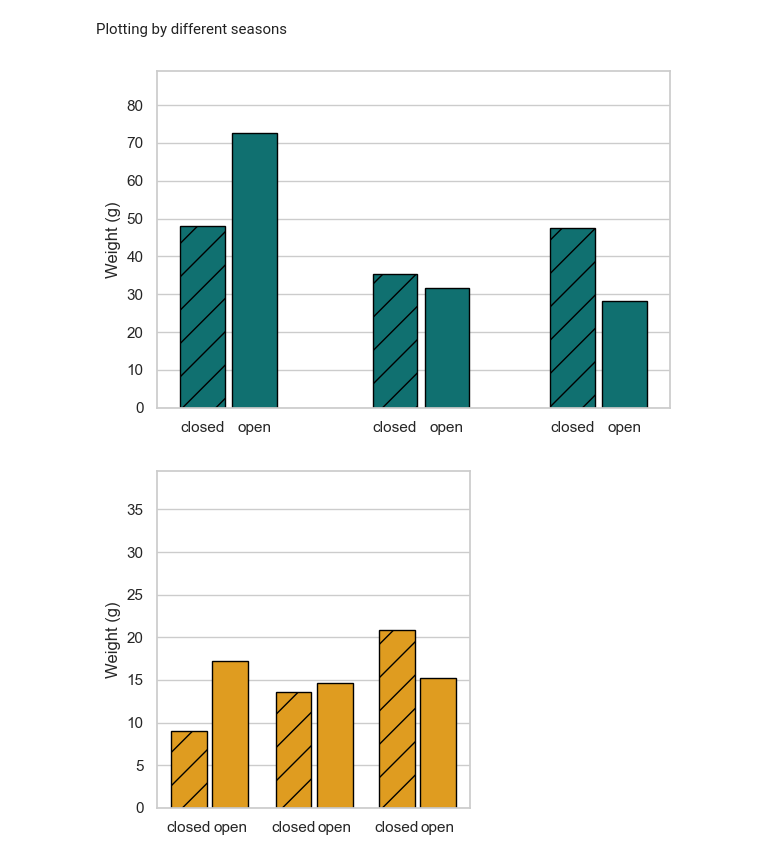
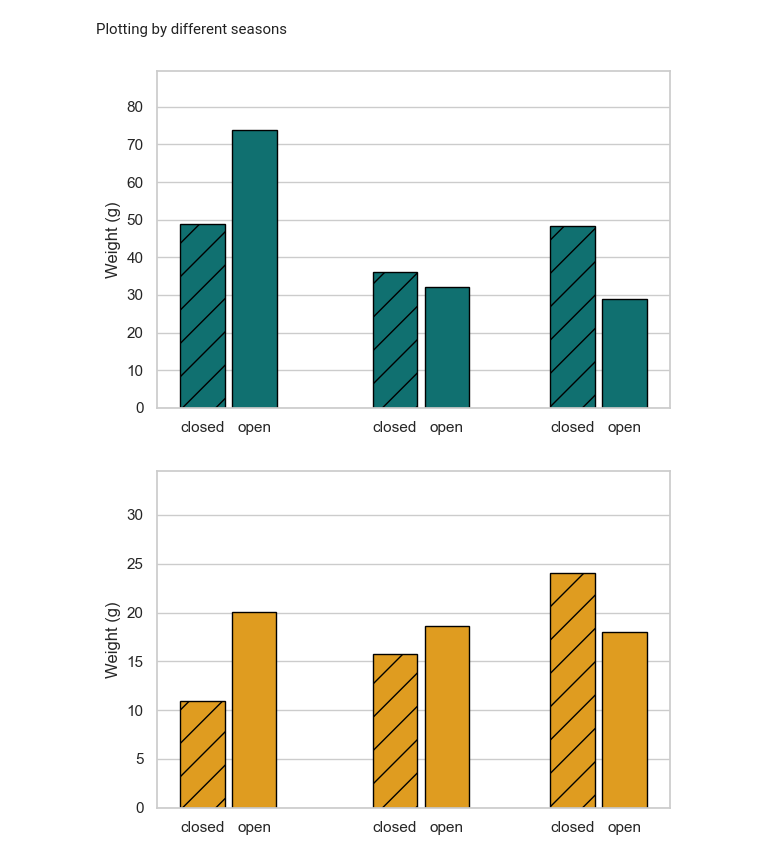
Before and after one commit to nicole-hucke/sediment_trap_paper, a Jupyter notebook: plots/trap_barplots/definitive/fig2_a_barplots_final.ipynb, the cells around one changed output. Cells and saved outputs as stored; diff of their text form; code cells hidden in the pictures.

Commit message:
remaking bar plots after new version (data repo)

```diff
--- a/plots/trap_barplots/definitive/fig2_a_barplots_final.ipynb
+++ b/plots/trap_barplots/definitive/fig2_a_barplots_final.ipynb
@@ -13,8 +13,8 @@ import matplotlib.lines as mlines
 import matplotlib.colors as mcolors
 
 # load data
-spring = pd.read_csv('../../sediment_traps/trap_weights/spring_trap_weights.csv')
-summer = pd.read_csv('../../sediment_traps/trap_weights/summer_trap_weights.csv')
+spring = pd.read_csv('spring_trap_weights.csv')
+summer = pd.read_csv('summer_trap_weights.csv')
 # %% [markdown]
 Formatting the data set for sns to use
 # %%
@@ -558,7 +558,7 @@ for bar, sample in zip(bars, sample_order):
 
 ax.set_ylabel('Weight (g)')
 ax.set_xlabel('')
-ax.set_ylim(0, 89)
+ax.set_ylim(0, 89.5)
 #ax.set_title('Spring')
 ax.xaxis.grid(False)
 
@@ -569,41 +569,41 @@ plt.tight_layout()
 plt.savefig('plots/total_weights_spring_individal_hatches_wide.jpg', dpi=1000, bbox_inches='tight')
 plt.show()
 # %% [output]
-[figure, old version]
+[figure, new version]
 # %%
 # summer samples and ordering
 sample_order = ['T1-D', 'T1-C', 'T8-D', 'T8-C', 'T5-A', 'T5-B']
 summer_data = total_weights[
     (total_weights['season'] == 'Summer') &
     (total_weights['Sample'].isin(sample_order))
 ][['Sample','Weight']]
 
 sns.set_theme(style="whitegrid")
-fig, ax = plt.subplots(figsize=(4, 4))
+fig, ax = plt.subplots(figsize=(6, 4))
 
 # define positions for bars (pairs closer together)
-x_positions = [0.0, 0.52, 1.32, 1.84, 2.62, 3.14]
-bar_width = 0.45
+x_positions = [0.15, 0.5, 1.45, 1.8, 2.65, 3]
+bar_width = 0.3
 orange = "#DF9C20"
 
 # plot bars
 bars = ax.bar(x_positions, summer_data.set_index('Sample').loc[sample_order, 'Weight'].values, width=bar_width, color=orange, edgecolor='black')
 ax.set_ylabel('Weight (g)')
 ax.set_xlabel('')
-ax.set_ylim(0, 39.5)
+ax.set_ylim(0, 34.5)
 ax.xaxis.grid(False)
 
 for bar, sample in zip(bars, sample_order):
     if sample.endswith(('A', 'D')):
         bar.set_hatch('/')
 
 # Labels under each bar based on ID suffix
 labels = [('closed' if s.endswith(('A','D')) else 'open') for s in sample_order]
 ax.set_xticks(x_positions)
 ax.set_xticklabels(labels)
 
 plt.tight_layout()
 plt.savefig('plots/total_weights_summer_individual_hatches_narrow.jpg', dpi=1000, bbox_inches='tight')
 plt.show()
 # %% [output]
-[figure, old version]
+[figure, new version]
```
Also changed, not shown: parts of 2 cells of this notebook, 4 other files.
